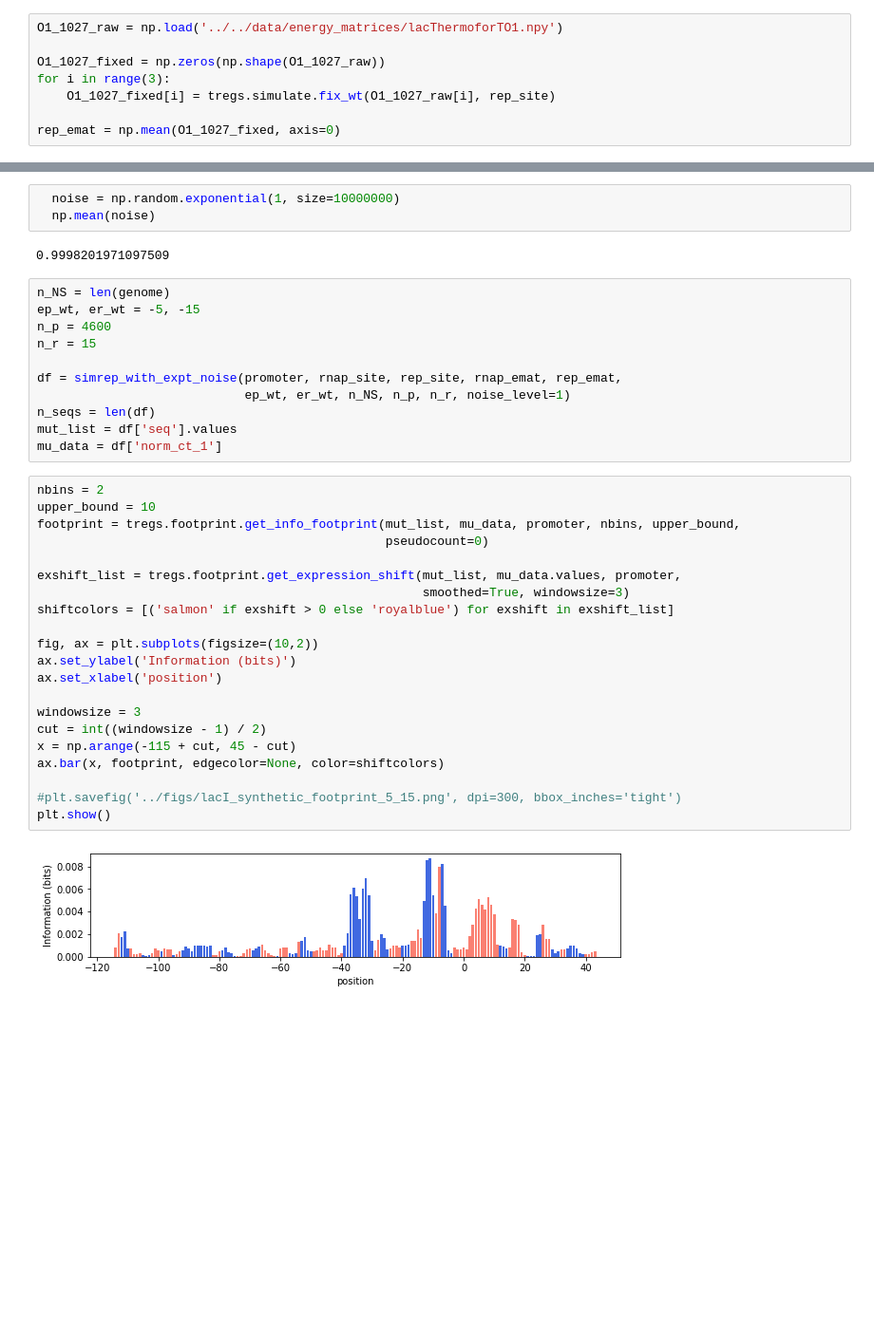
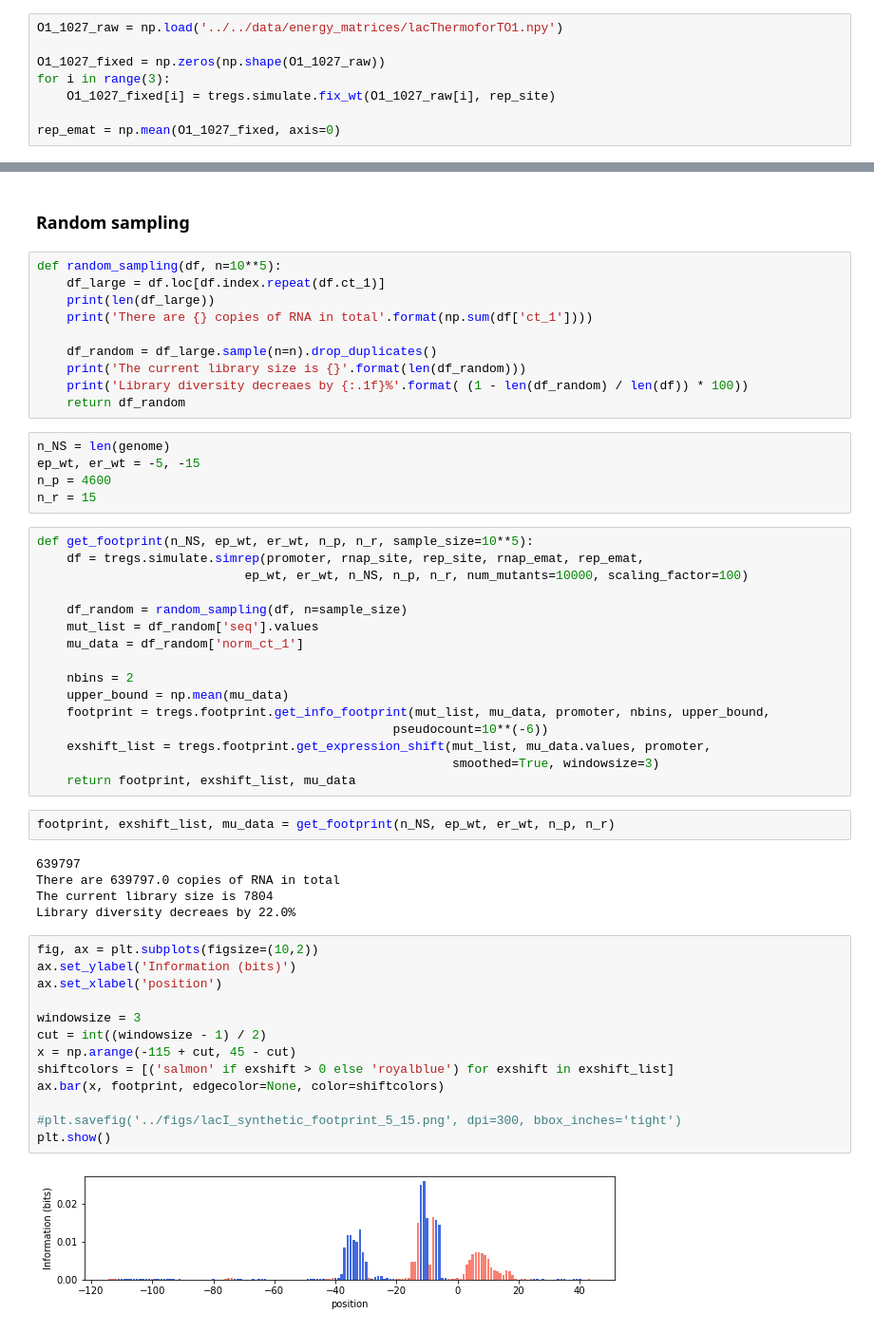
Before and after one commit to RPGroup-PBoC/theoretical_regseq, a Jupyter notebook: notebooks/noise/experimental_noise.ipynb, the cells around one changed output, grey strips where cells are left out. Shown: that part at 95% size. Cells and saved outputs as stored; diff of their text form; blank space fills up the shorter version.

Commit message:
did more work on experimental noise

```diff
--- a/notebooks/noise/experimental_noise.ipynb
+++ b/notebooks/noise/experimental_noise.ipynb
@@ -149,39 +139,55 @@ def simrep_with_expt_noise(wtseq, rnap_wtseq, rep_wtseq, rnap_emat, O1_emat,
-# %%
-  noise = np.random.exponential(1, size=10000000)
-  np.mean(noise)
-# %% [output]
-0.9998201971097509
+# %% [markdown]
+### Random sampling
+# %%
+def random_sampling(df, n=10**5):
+    df_large = df.loc[df.index.repeat(df.ct_1)]
+    print(len(df_large))
+    print('There are {} copies of RNA in total'.format(np.sum(df['ct_1'])))
+
+    df_random = df_large.sample(n=n).drop_duplicates()
+    print('The current library size is {}'.format(len(df_random)))
+    print('Library diversity decreaes by {:.1f}%'.format( (1 - len(df_random) / len(df)) * 100))
+    return df_random
 # %%
 n_NS = len(genome)
 ep_wt, er_wt = -5, -15
 n_p = 4600
 n_r = 15
-
-df = simrep_with_expt_noise(promoter, rnap_site, rep_site, rnap_emat, rep_emat,
-                            ep_wt, er_wt, n_NS, n_p, n_r, noise_level=1)
-n_seqs = len(df)
-mut_list = df['seq'].values
-mu_data = df['norm_ct_1']
+# %%
+def get_footprint(n_NS, ep_wt, er_wt, n_p, n_r, sample_size=10**5):
+    df = tregs.simulate.simrep(promoter, rnap_site, rep_site, rnap_emat, rep_emat,
+                            ep_wt, er_wt, n_NS, n_p, n_r, num_mutants=10000, scaling_factor=100)
+
+    df_random = random_sampling(df, n=sample_size)
+    mut_list = df_random['seq'].values
+    mu_data = df_random['norm_ct_1']
+
+    nbins = 2
+    upper_bound = np.mean(mu_data)
+    footprint = tregs.footprint.get_info_footprint(mut_list, mu_data, promoter, nbins, upper_bound,
+                                                pseudocount=10**(-6))
+    exshift_list = tregs.footprint.get_expression_shift(mut_list, mu_data.values, promoter,
+                                                        smoothed=True, windowsize=3)
+    return footprint, exshift_list, mu_data
+# %%
+footprint, exshift_list, mu_data = get_footprint(n_NS, ep_wt, er_wt, n_p, n_r)
+# %% [output]
+639797
+There are 639797.0 copies of RNA in total
+The current library size is 7804
+Library diversity decreaes by 22.0%
 # %%
-nbins = 2
-upper_bound = 10
-footprint = tregs.footprint.get_info_footprint(mut_list, mu_data, promoter, nbins, upper_bound,
-                                               pseudocount=0)
-
-exshift_list = tregs.footprint.get_expression_shift(mut_list, mu_data.values, promoter,
-                                                    smoothed=True, windowsize=3)
-shiftcolors = [('salmon' if exshift > 0 else 'royalblue') for exshift in exshift_list]
-
 fig, ax = plt.subplots(figsize=(10,2))
 ax.set_ylabel('Information (bits)')
 ax.set_xlabel('position')
 
 windowsize = 3
 cut = int((windowsize - 1) / 2)
 x = np.arange(-115 + cut, 45 - cut)
+shiftcolors = [('salmon' if exshift > 0 else 'royalblue') for exshift in exshift_list]
 ax.bar(x, footprint, edgecolor=None, color=shiftcolors)
 
 #plt.savefig('../figs/lacI_synthetic_footprint_5_15.png', dpi=300, bbox_inches='tight')
 plt.show()
 # %% [output]
-[figure, old version]
+[figure, new version]
```
Also changed, not shown: parts of 25 cells of this notebook, 3 other files.
